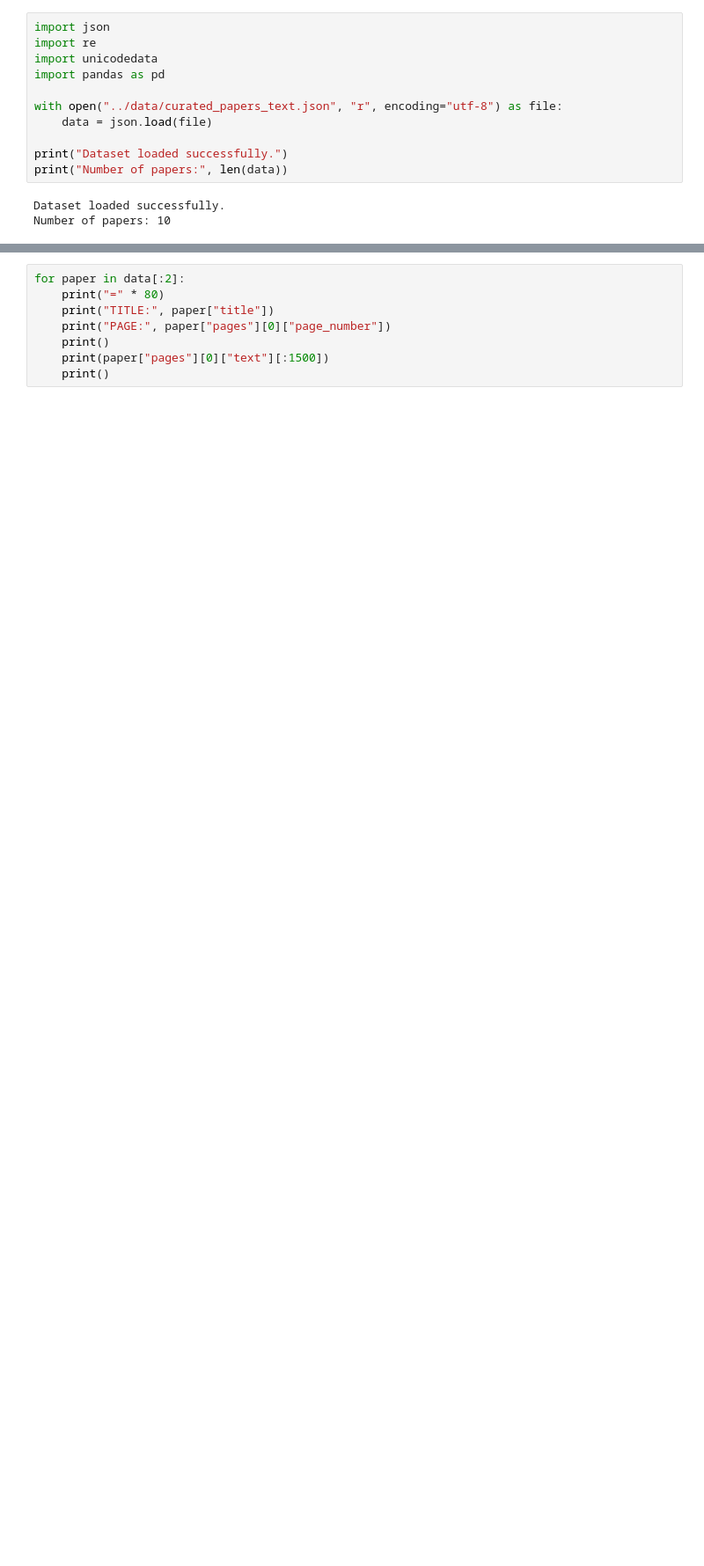
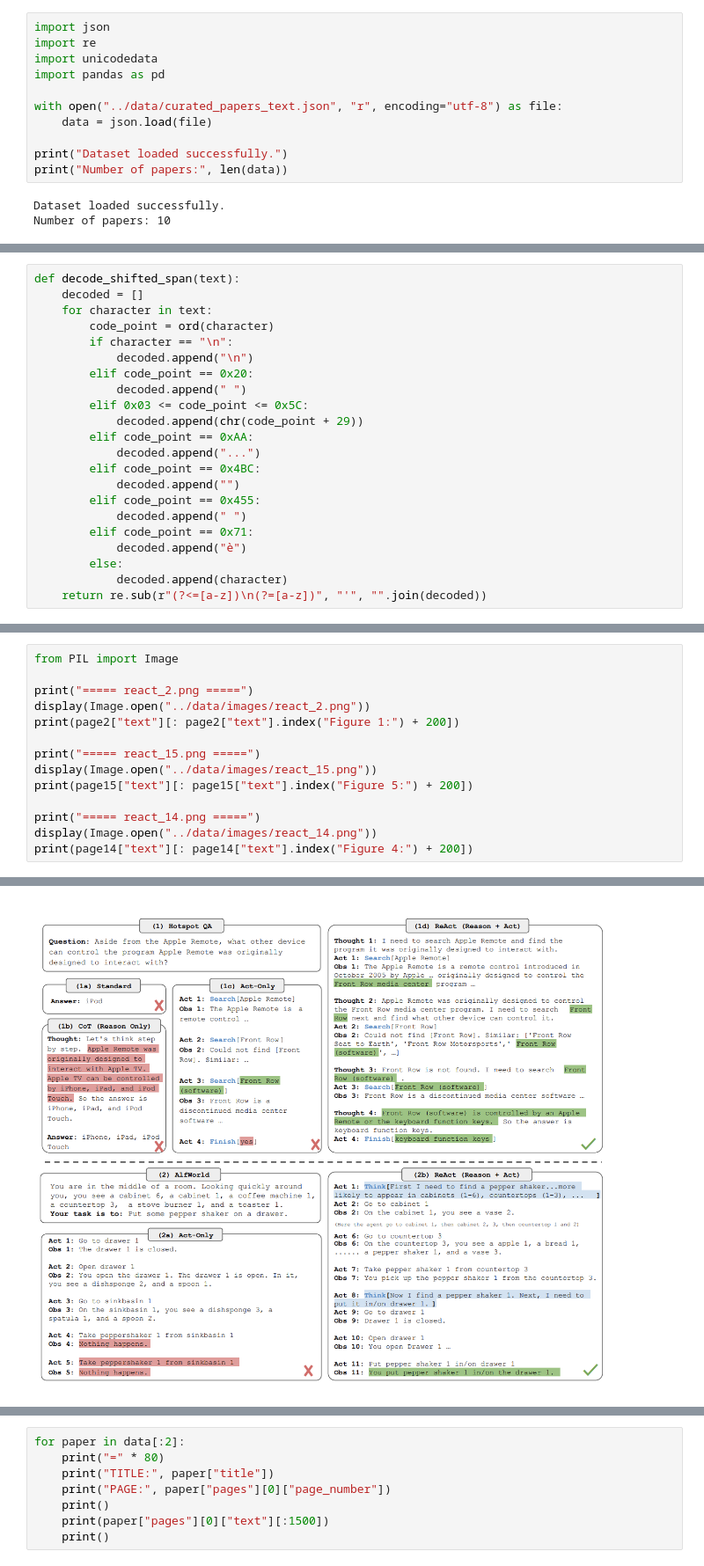
Before and after one commit to Break-Through-Tech/Zayi-1B-agentic-internal-knowledge-system-for-r-and-d, a Jupyter notebook: notebooks/02_text_preprocessing.ipynb, the cells around one changed output, grey strips where cells are left out. Shown at 88% size. Drawn from its saved outputs; the diff is of its cells as text; blank space fills up the shorter version.

Commit message:
Merge data cleaning files

```diff
--- a/notebooks/02_text_preprocessing.ipynb
+++ b/notebooks/02_text_preprocessing.ipynb
@@ -14,0 +21,22 @@ Number of papers: 10
+# %%
+def decode_shifted_span(text):
+    decoded = []
+    for character in text:
+        code_point = ord(character)
+        if character == "\n":
+            decoded.append("\n")
+        elif code_point == 0x20:
+            decoded.append(" ")
+        elif 0x03 <= code_point <= 0x5C:
+            decoded.append(chr(code_point + 29))
+        elif code_point == 0xAA:
+            decoded.append("...")
+        elif code_point == 0x4BC:
+            decoded.append("")
+        elif code_point == 0x455:
+            decoded.append(" ")
+        elif code_point == 0x71:
+            decoded.append("è")
+        else:
+            decoded.append(character)
+    return re.sub(r"(?<=[a-z])\n(?=[a-z])", "'", "".join(decoded))
@@ -14,0 +95,15 @@ Number of papers: 10
+# %%
+from PIL import Image
+
+print("===== react_2.png =====")
+display(Image.open("../data/images/react_2.png"))
+print(page2["text"][: page2["text"].index("Figure 1:") + 200])
+
+print("===== react_15.png =====")
+display(Image.open("../data/images/react_15.png"))
+print(page15["text"][: page15["text"].index("Figure 5:") + 200])
+
+print("===== react_14.png =====")
+display(Image.open("../data/images/react_14.png"))
+print(page14["text"][: page14["text"].index("Figure 4:") + 200])
+# %% [output]
@@ -14,0 +111 @@ Number of papers: 10
+[figure, added]
```
Also changed, not shown: parts of 7 cells of this notebook, 5 other files.
